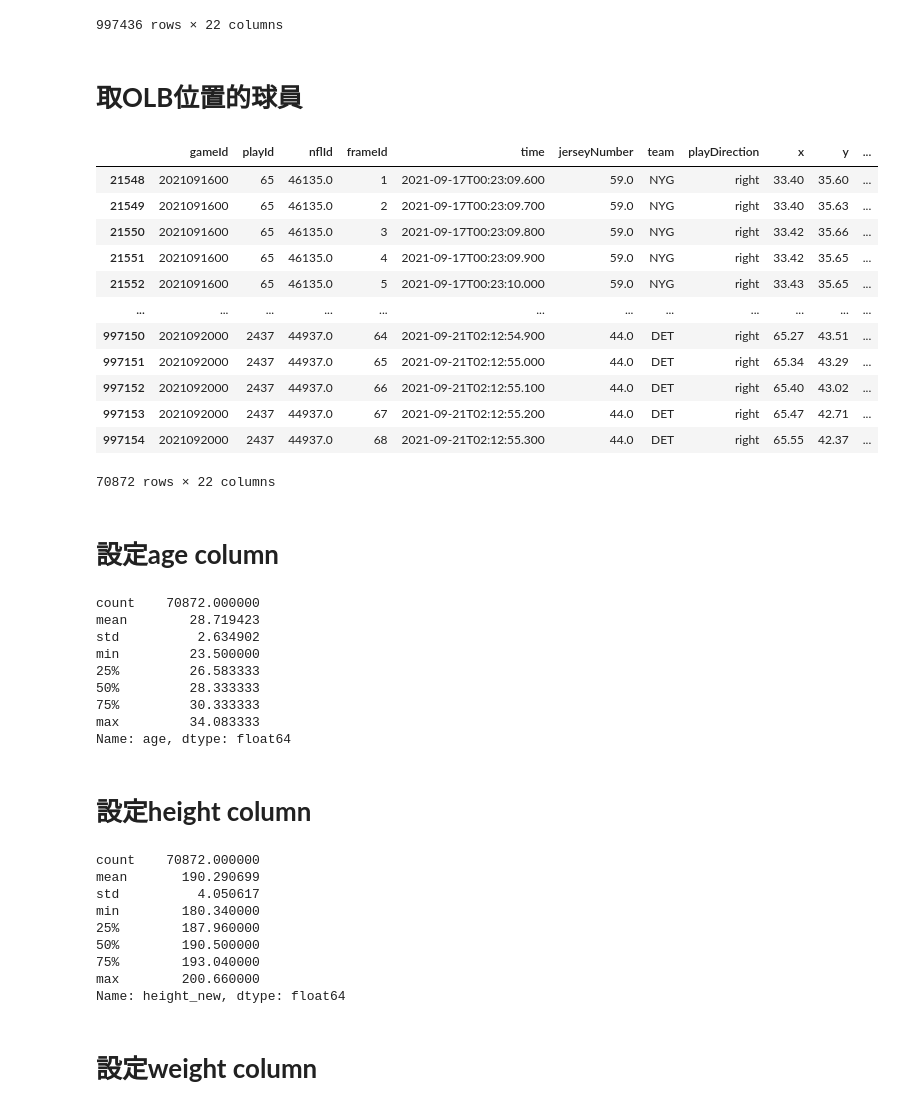
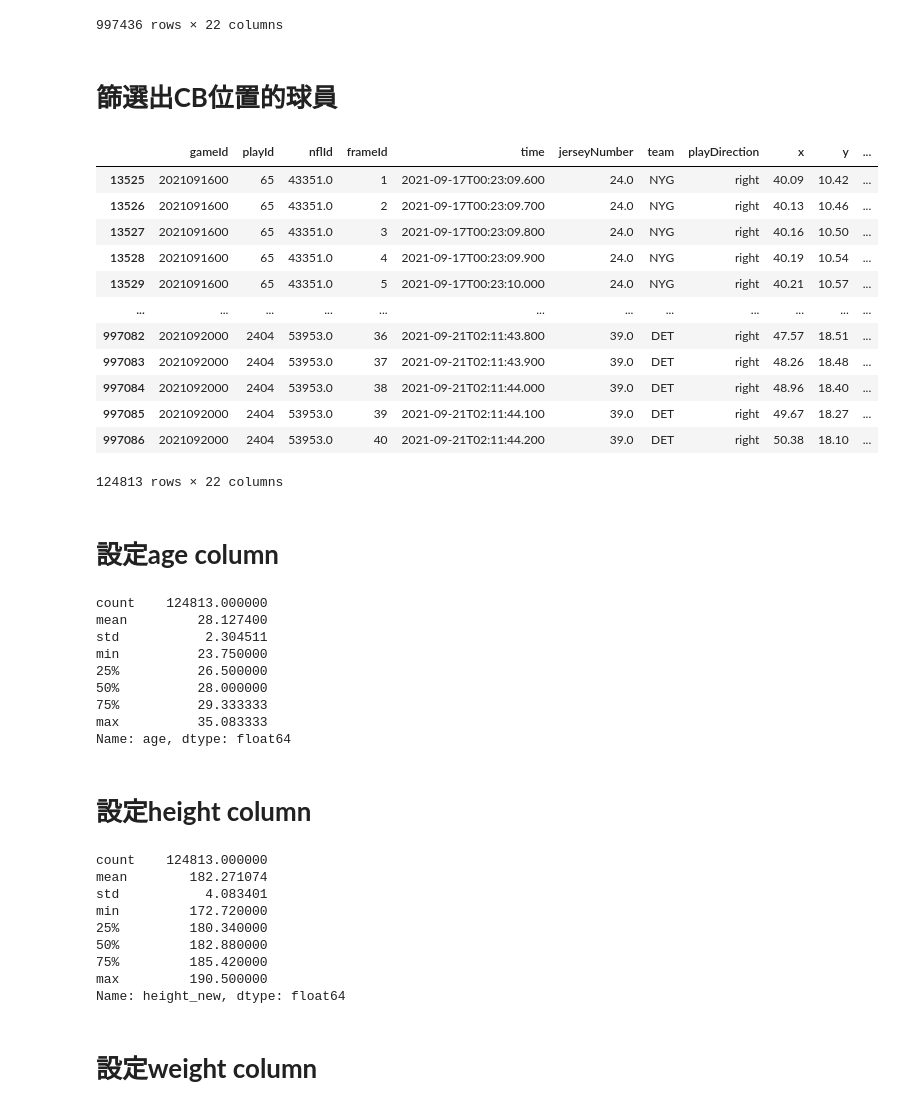
Before and after one commit to EddHuang/DeepLearningFinalProject_V2, a Jupyter notebook: predict-next-week-speed-and-add-bmi-metric.ipynb, the cells around one changed output. Cells and saved outputs as stored; diff of their text form; code cells hidden in the pictures.

```diff
--- a/predict-next-week-speed-and-add-bmi-metric.ipynb
+++ b/predict-next-week-speed-and-add-bmi-metric.ipynb
@@ -244,55 +265,58 @@ df_week_2_player
 | 997435 | 2021092000 | 3759 | 46157.0 | 56 | 2021-09-21T03:07:55.300 | 42.0 | GB | right | 67.55 | 33.69 | ... |
 997436 rows × 22 columns
 # %% [markdown]
-# **取OLB位置的球員**
+# **篩選出CB位置的球員**
 # %%
-officialPositionFilter2 = df_week_2_player['officialPosition'] == 'OLB'
+# 篩選出CB位置的球員
+officialPositionFilter2 = df_week_2_player['officialPosition'] == 'CB'
 df_week_2_player = df_week_2_player.loc[officialPositionFilter2]
 
 df_week_2_player
 # %% [output]
 |  | gameId | playId | nflId | frameId | time | jerseyNumber | team | playDirection | x | y | ... |
-| 21548 | 2021091600 | 65 | 46135.0 | 1 | 2021-09-17T00:23:09.600 | 59.0 | NYG | right | 33.40 | 35.60 | ... |
-| 21549 | 2021091600 | 65 | 46135.0 | 2 | 2021-09-17T00:23:09.700 | 59.0 | NYG | right | 33.40 | 35.63 | ... |
-| 21550 | 2021091600 | 65 | 46135.0 | 3 | 2021-09-17T00:23:09.800 | 59.0 | NYG | right | 33.42 | 35.66 | ... |
-| 21551 | 2021091600 | 65 | 46135.0 | 4 | 2021-09-17T00:23:09.900 | 59.0 | NYG | right | 33.42 | 35.65 | ... |
-| 21552 | 2021091600 | 65 | 46135.0 | 5 | 2021-09-17T00:23:10.000 | 59.0 | NYG | right | 33.43 | 35.65 | ... |
+| 13525 | 2021091600 | 65 | 43351.0 | 1 | 2021-09-17T00:23:09.600 | 24.0 | NYG | right | 40.09 | 10.42 | ... |
+| 13526 | 2021091600 | 65 | 43351.0 | 2 | 2021-09-17T00:23:09.700 | 24.0 | NYG | right | 40.13 | 10.46 | ... |
+| 13527 | 2021091600 | 65 | 43351.0 | 3 | 2021-09-17T00:23:09.800 | 24.0 | NYG | right | 40.16 | 10.50 | ... |
+| 13528 | 2021091600 | 65 | 43351.0 | 4 | 2021-09-17T00:23:09.900 | 24.0 | NYG | right | 40.19 | 10.54 | ... |
+| 13529 | 2021091600 | 65 | 43351.0 | 5 | 2021-09-17T00:23:10.000 | 24.0 | NYG | right | 40.21 | 10.57 | ... |
 | ... | ... | ... | ... | ... | ... | ... | ... | ... | ... | ... | ... |
-| 997150 | 2021092000 | 2437 | 44937.0 | 64 | 2021-09-21T02:12:54.900 | 44.0 | DET | right | 65.27 | 43.51 | ... |
-| 997151 | 2021092000 | 2437 | 44937.0 | 65 | 2021-09-21T02:12:55.000 | 44.0 | DET | right | 65.34 | 43.29 | ... |
-| 997152 | 2021092000 | 2437 | 44937.0 | 66 | 2021-09-21T02:12:55.100 | 44.0 | DET | right | 65.40 | 43.02 | ... |
-| 997153 | 2021092000 | 2437 | 44937.0 | 67 | 2021-09-21T02:12:55.200 | 44.0 | DET | right | 65.47 | 42.71 | ... |
-| 997154 | 2021092000 | 2437 | 44937.0 | 68 | 2021-09-21T02:12:55.300 | 44.0 | DET | right | 65.55 | 42.37 | ... |
+| 997082 | 2021092000 | 2404 | 53953.0 | 36 | 2021-09-21T02:11:43.800 | 39.0 | DET | right | 47.57 | 18.51 | ... |
+| 997083 | 2021092000 | 2404 | 53953.0 | 37 | 2021-09-21T02:11:43.900 | 39.0 | DET | right | 48.26 | 18.48 | ... |
+| 997084 | 2021092000 | 2404 | 53953.0 | 38 | 2021-09-21T02:11:44.000 | 39.0 | DET | right | 48.96 | 18.40 | ... |
+| 997085 | 2021092000 | 2404 | 53953.0 | 39 | 2021-09-21T02:11:44.100 | 39.0 | DET | right | 49.67 | 18.27 | ... |
+| 997086 | 2021092000 | 2404 | 53953.0 | 40 | 2021-09-21T02:11:44.200 | 39.0 | DET | right | 50.38 | 18.10 | ... |
-70872 rows × 22 columns
+124813 rows × 22 columns
 # %% [markdown]
 # **設定age column**
 # %%
+# set age column
 df_week_2_player['age'] = df_week_2_player['birthDate'].apply(get_age)
 df_week_2_player['age'].describe()
 # %% [output]
-count    70872.000000
-mean        28.719423
-std          2.634902
-min         23.500000
-25%         26.583333
-50%         28.333333
-75%         30.333333
-max         34.083333
+count    124813.000000
+mean         28.127400
+std           2.304511
+min          23.750000
+25%          26.500000
+50%          28.000000
+75%          29.333333
+max          35.083333
 Name: age, dtype: float64
 # %% [markdown]
 # **設定height column**
 # %%
-df_week_2_player['height_new'] = df_week_2_player['height'].apply(height_inches)
+# set height_new column
+df_week_2_player['height_new'] = df_week_2_player['height'].apply(height_cm)
 df_week_2_player['height_new'].describe()
 # %% [output]
-count    70872.000000
-mean       190.290699
-std          4.050617
-min        180.340000
-25%        187.960000
-50%        190.500000
-75%        193.040000
-max        200.660000
+count    124813.000000
+mean        182.271074
+std           4.083401
+min         172.720000
+25%         180.340000
+50%         182.880000
+75%         185.420000
+max         190.500000
 Name: height_new, dtype: float64
 # %% [markdown]
 # **設定weight column**
```
Also changed, not shown: parts of 30 cells of this notebook.
